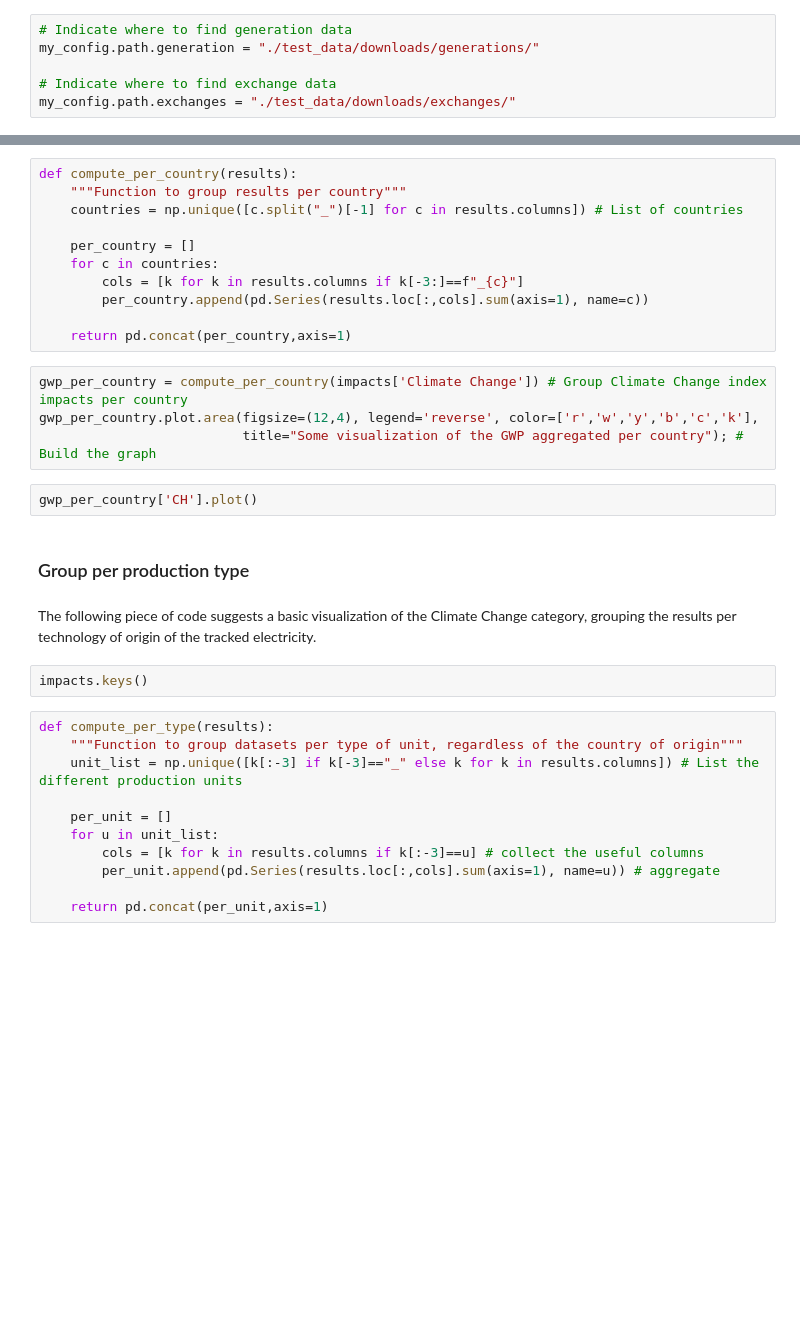
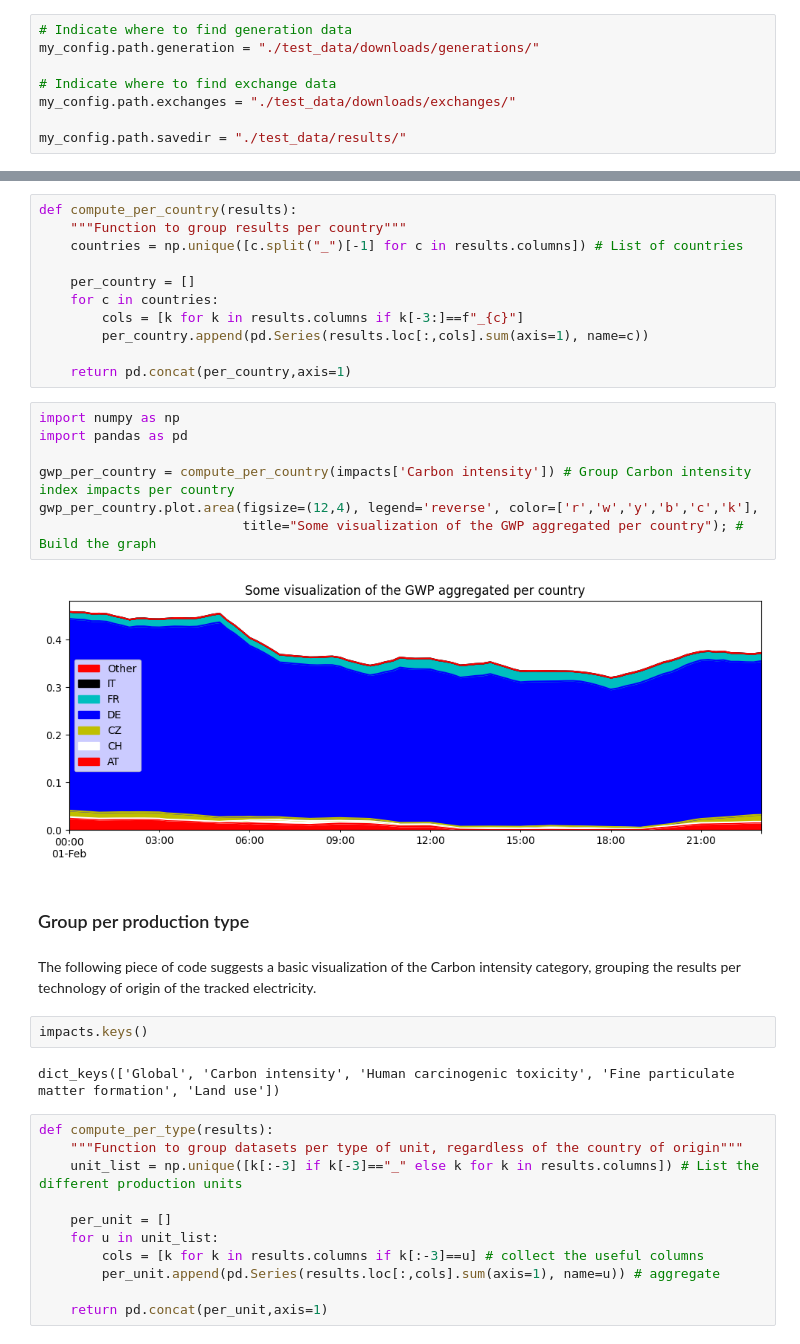
Before and after one commit to LESBAT-HEIG-VD/EcoDynElec, a Jupyter notebook: examples/with_python.ipynb, the cells around one changed output, grey strips where cells are left out. Cells and saved outputs as stored; diff of their text form; blank space fills up the shorter version.

```diff
--- a/examples/with_python.ipynb
+++ b/examples/with_python.ipynb
@@ -50,6 +70,8 @@ my_config.path.generation = "./test_data/downloads/generations/"
 
 # Indicate where to find exchange data
 my_config.path.exchanges = "./test_data/downloads/exchanges/"
+
+my_config.path.savedir = "./test_data/results/"
 # %% [markdown]
 Note that, for the `generation`, `exchanges` and `savedir` paths, the specified directory *will be created if it does not already exist*. For every other file path element, *a default file* is used if nothing is specified, and an error is returned if the information passed does not correspond to any existing file on your local machine.
 # %% [markdown]
@@ -117,17 +236,22 @@ def compute_per_country(results):
 
     return pd.concat(per_country,axis=1)
 # %%
-gwp_per_country = compute_per_country(impacts['Climate Change']) # Group Climate Change index impacts per country
+import numpy as np
+import pandas as pd
+
+gwp_per_country = compute_per_country(impacts['Carbon intensity']) # Group Carbon intensity index impacts per country
 gwp_per_country.plot.area(figsize=(12,4), legend='reverse', color=['r','w','y','b','c','k'],
                           title="Some visualization of the GWP aggregated per country"); # Build the graph
+# %% [output]
+[figure, added]
-# %%
-gwp_per_country['CH'].plot()
 # %% [markdown]
 ### Group per production type
 # %% [markdown]
-The following piece of code suggests a basic visualization of the Climate Change category, grouping the results per technology of origin of the tracked electricity.
+The following piece of code suggests a basic visualization of the Carbon intensity category, grouping the results per technology of origin of the tracked electricity.
 # %%
 impacts.keys()
+# %% [output]
+dict_keys(['Global', 'Carbon intensity', 'Human carcinogenic toxicity', 'Fine particulate matter formation', 'Land use'])
 # %%
 def compute_per_type(results):
     """Function to group datasets per type of unit, regardless of the country of origin"""
```
Also changed, not shown: parts of 10 cells of this notebook, 2 other files.
